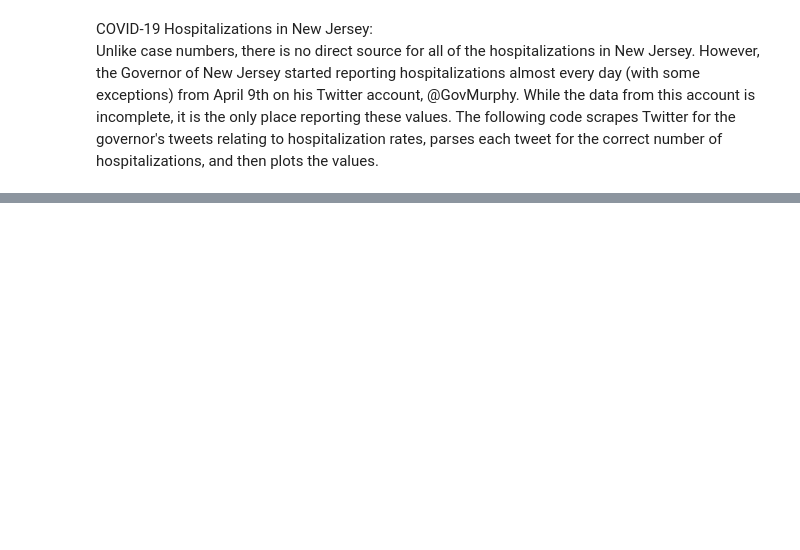
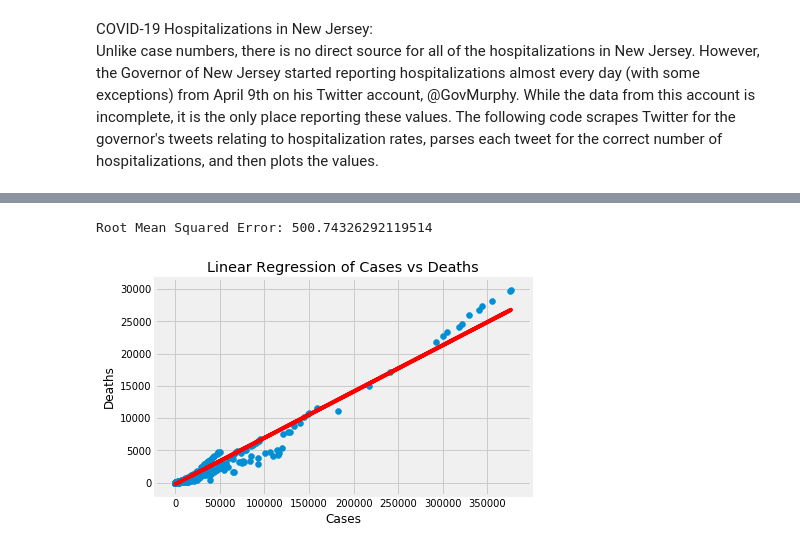
Before and after one commit to jaydenfont/NJ-COVID-19-Data, a Jupyter notebook: NewJerseyData.ipynb, the cells around one changed output, grey strips where cells are left out. Drawn from its saved outputs; the diff is of its cells as text; code cells hidden in the pictures; blank space fills up the shorter version.

```diff
--- a/NewJerseyData.ipynb
+++ b/NewJerseyData.ipynb
@@ -468,0 +477,36 @@ last updated at: 05/28/2020 08:19 PM
+# %%
+from sklearn.model_selection import train_test_split
+from sklearn.linear_model import LinearRegression
+from sklearn import metrics as m
+
+x = state['cases']
+y = state['deaths']
+x_train, x_test, y_train, y_test = train_test_split(x,y)
+
+model = LinearRegression()
+
+# Convert to array, then change shape to work with model
+x_train = np.array(x_train)
+y_train = np.array(y_train)
+x_test = np.array(x_test)
+
+
+x_train= x_train.reshape(-1, 1)
+y_train= y_train.reshape(-1, 1)
+x_test = x_test.reshape(-1, 1)
+
+model.fit(x_train,y_train)
+
+pred = model.predict(x_test)
+
+plt.plot(x_test, pred, color='r')
+plt.scatter(x_test, y_test)
+plt.xlabel("Cases")
+plt.ylabel("Deaths")
+plt.title('Linear Regression of Cases vs Deaths')
+
+rmse = np.sqrt(m.mean_squared_error(y_test,pred))
+print("Root Mean Squared Error: {}".format(rmse))
+# %% [output]
+Root Mean Squared Error: 500.74326292119514
+[figure, added]
```
Also changed, not shown: parts of 4 cells of this notebook, 4 other files.
